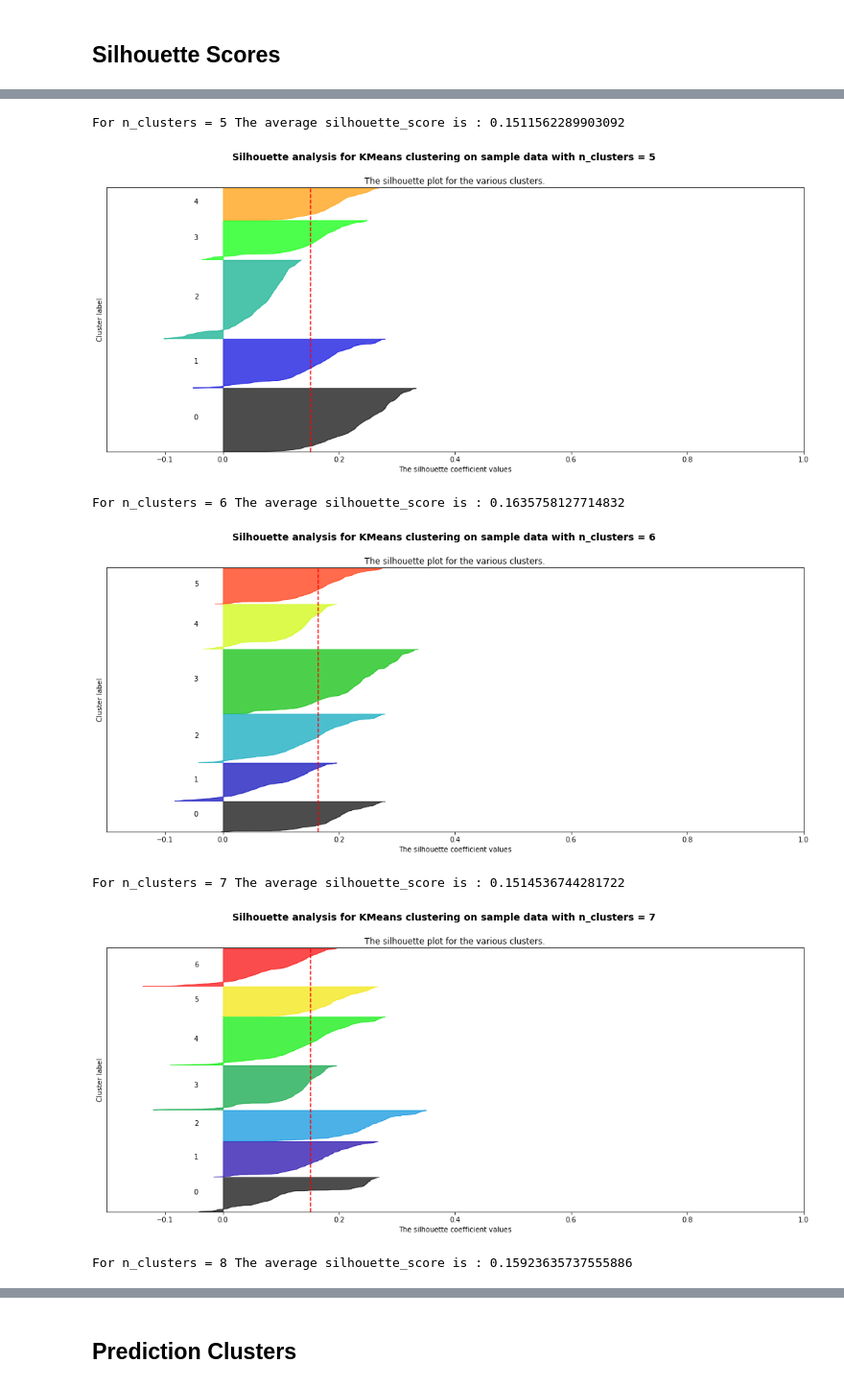
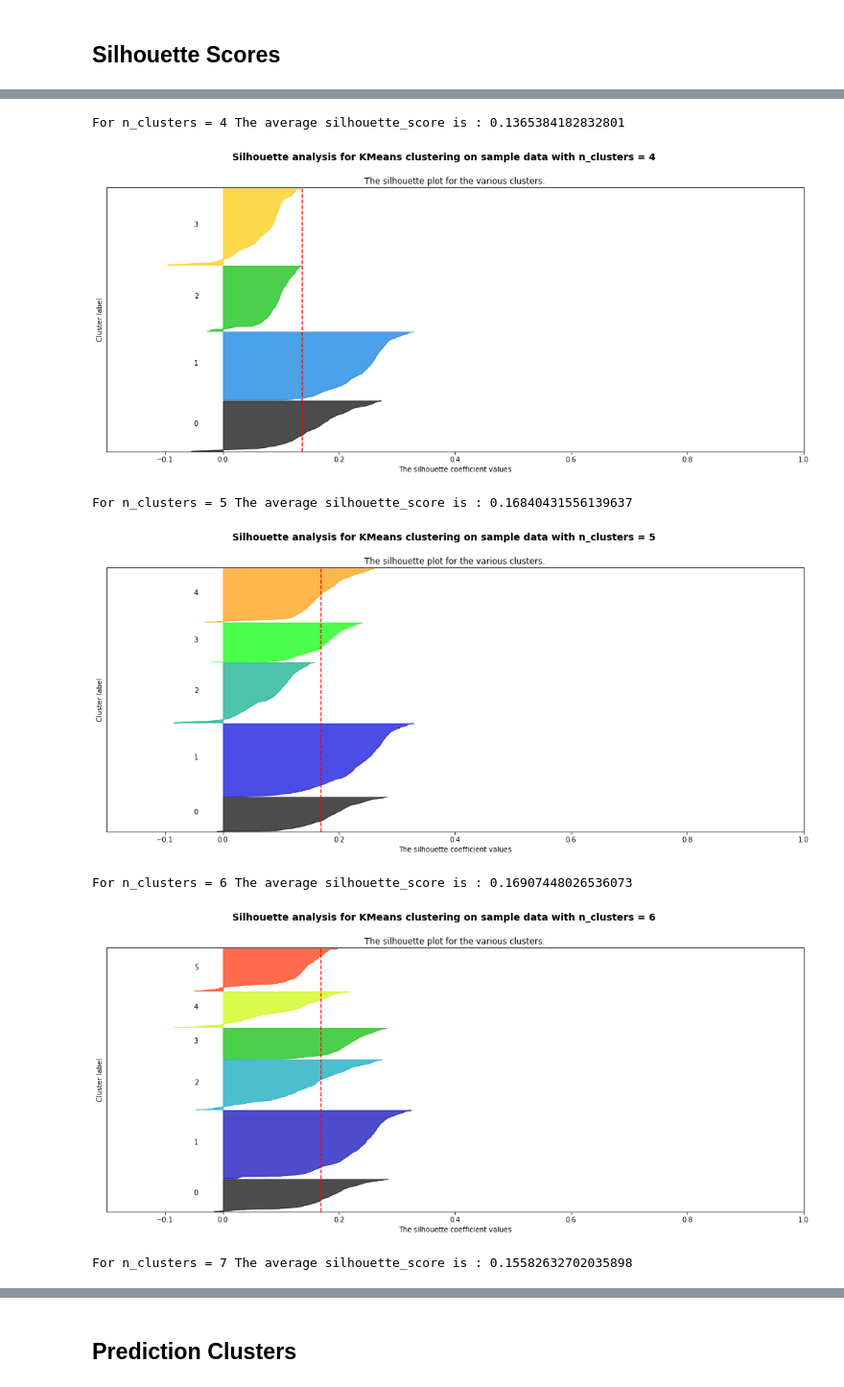
Before and after one commit to monica-oyarzun/capstone, a Jupyter notebook: kMeans_model.ipynb, the cells around one changed output, grey strips where cells are left out. Shown at 96% size. Drawn from its saved outputs; the diff is of its cells as text; code cells hidden in the pictures.

Commit message:
deciphered initial clusters and added scatter plots

```diff
--- a/kMeans_model.ipynb
+++ b/kMeans_model.ipynb
@@ -292,4 +233,0 @@ train_subset[specificEmotion_cols.columns] = specificEmotion_cols
-# %%
-train_subset[generalTrigger_cols.columns] = generalTrigger_cols
-# %%
-train_subset[specificTrigger_cols.columns] = specificTrigger_cols
@@ -296,2 +238,2 @@ train_subset[specificTrigger_cols.columns] = specificTrigger_cols
 # %%
-train_subset = train_subset.drop(['generalEmotion', 'specificEmotion', 'generalTrigger', 'specificTrigger'], axis=1)
+train_subset.drop(['globalPolitics'], axis=1, inplace=True)
@@ -325,8 +256,8 @@ from sklearn.preprocessing import MinMaxScaler
 # scaler.fit(train_subset)
 # new_train = scaler.transform(train_subset)
 # %%
-scaler2 = MinMaxScaler(feature_range = (0,1))
-scaler2.fit(train_subset)
-newer_train = scaler2.transform(train_subset)
-newer_train
+scaler = MinMaxScaler(feature_range = (0,1))
+scaler.fit(train_subset)
+new_train = scaler.transform(train_subset)
+new_train
 # %% [output]
@@ -385,6 +348,6 @@ silhouette_score(test_subset, predictions2, metric='jaccard')
 # %%
-X = newer_train
-range_n_clusters = range(3,9)
+X = new_train
+range_n_clusters = range(2,10)
 
 # taken from sklearn
 for n_clusters in range_n_clusters:
@@ -479,7 +442,7 @@ For n_clusters = 4 The average silhouette_score is : 0.1293829890314369
-For n_clusters = 5 The average silhouette_score is : 0.1511562289903092
+For n_clusters = 4 The average silhouette_score is : 0.1365384182832801
-[figure, old version]
+[figure, new version]
-For n_clusters = 6 The average silhouette_score is : 0.1635758127714832
+For n_clusters = 5 The average silhouette_score is : 0.16840431556139637
-[figure, old version]
+[figure, new version]
-For n_clusters = 7 The average silhouette_score is : 0.1514536744281722
+For n_clusters = 6 The average silhouette_score is : 0.16907448026536073
-[figure, old version]
+[figure, new version]
-For n_clusters = 8 The average silhouette_score is : 0.15923635737555886
+For n_clusters = 7 The average silhouette_score is : 0.15582632702035898
```
Also changed, not shown: parts of 65 cells of this notebook.
